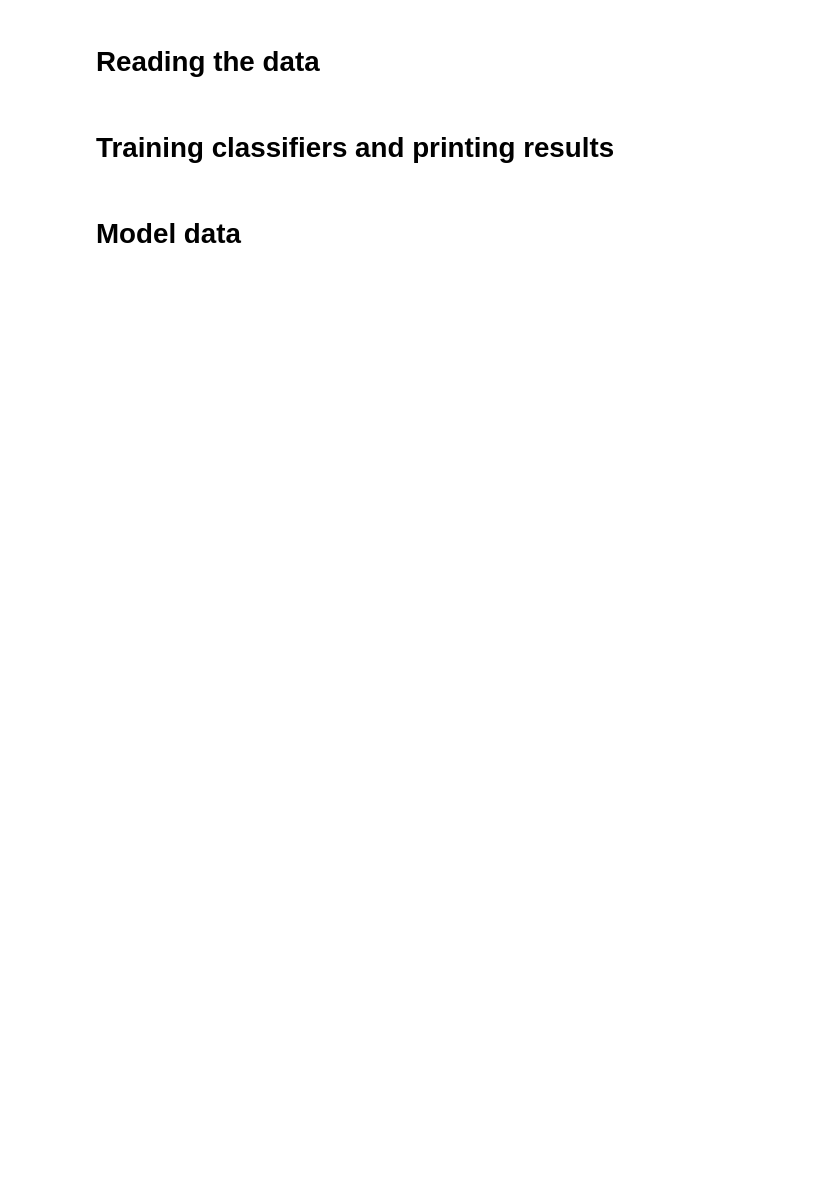
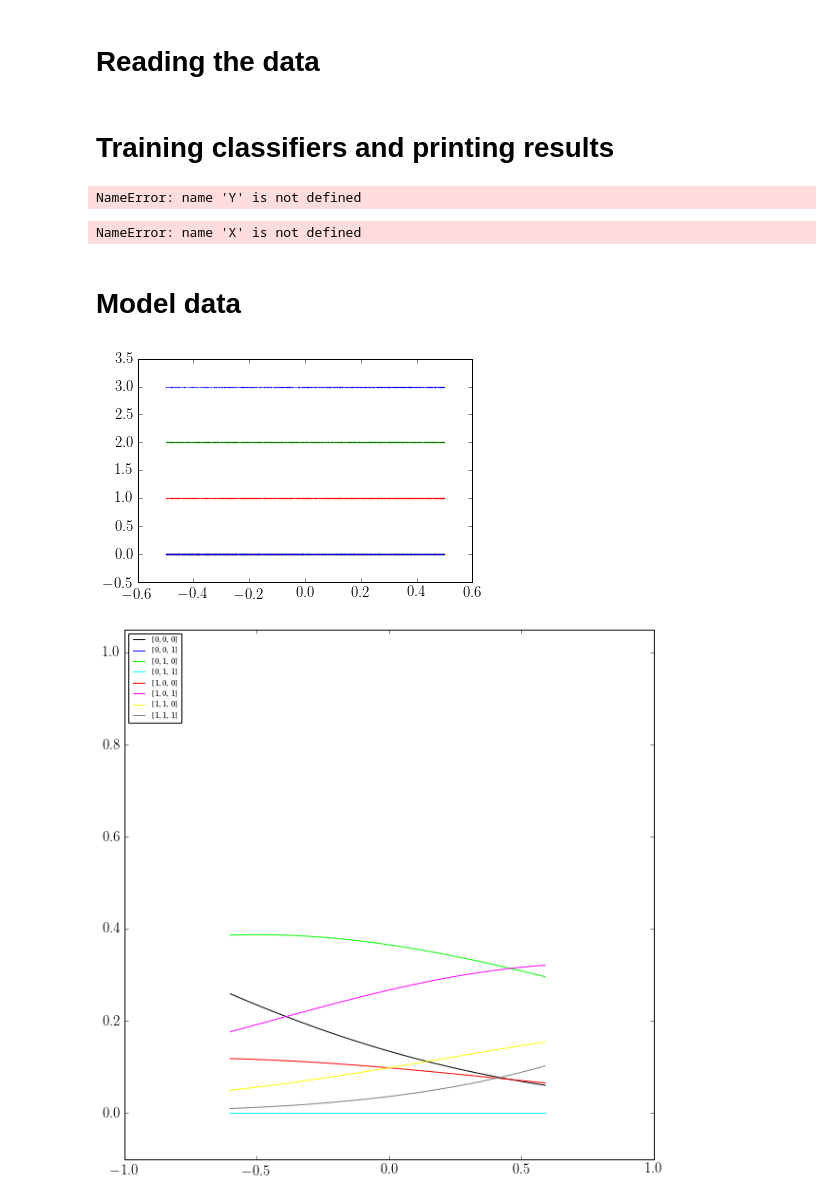
Before and after one commit to etoestja/PCCBio, a Jupyter notebook: code/MLC_PCC.ipynb, the cells around one changed output. Cells and saved outputs as stored; diff of their text form; code cells hidden in the pictures; blank space fills up the shorter version.

```diff
--- a/code/MLC_PCC.ipynb
+++ b/code/MLC_PCC.ipynb
@@ -147,9 +147,11 @@ class PCC:
         self.Xc[i] = Xc
         self.Yc[i] = Yc
 
+        #class_weight = 'balanced'
         tmpLR = LR(fit_intercept = False, solver='liblinear', n_jobs=3)
         tmpLR.fit(Xc, Yc)
         self.C[i] = tmpLR
+        self.showFPRTPR(i)
     def adjustOne(self, i, fprThresold = 0.2):
         Xc = self.Xc[i]
         Yc = self.Yc[i]
@@ -289,6 +291,8 @@ for i in range(10):
     %time a.fitOne(i)
     %time a.adjustOne(i, 0.2)
     %time a.updatePredictions(i)
+# %% [output]
+NameError: name 'Y' is not defined
 # %%
 folds = 5
 IFolds = sklearn.cross_validation.KFold(n = X.shape[0], n_folds=folds, shuffle=True,
@@ -335,6 +339,8 @@ for i in range(maxC):
     auc_mean = np.mean(roc_auc[:, i])
     auc_std = np.std(roc_auc[:, i])
     print("Class %d AUC %.2g +- %.1g" % (i + 1, auc_mean, auc_std))
+# %% [output]
+NameError: name 'X' is not defined
 # %% [markdown]
 # Model data
 # %%
@@ -460,16 +492,61 @@ def PCCShow(X, Y, folds, thr = 0.2, do_new = False):
 # %%
-m=1000
-Xm=100*(np.random.rand(m)-0.5)
-Y1=np.random.rand(m)<=Sigma(Xm)
-Y2=np.random.rand(m)<=Sigma(-Xm-2*Y1+0.5)
-Y3=np.random.rand(m)<=Sigma(Xm+12*Y1-2*Y2-11)
+m = 5000
+l = 3
+Xm = (np.random.rand(m)-0.5)
+Ym = np.zeros((m, l))
+
+def PModel(x, y):
+    f1 = Sigma(x)
+    if y[0] == 0:
+        f1 = 1 - f1
+    f2 = Sigma(x - 2 * y[0] + 1)
+    if y[1] == 0:
+        f2 = 1 - f2
+    f3 = Sigma(x + 12 * y[0] - 2 * y[1] - 11)
+    if y[2] == 0:
+        f3 = 1 - f3
+    return(f1 * f2 * f3)
+
+for i in range(Xm.shape[0]):
+    # randomness for each object
+    u = np.random.rand()
+    for v in getB(l):
+        tp = PModel(Xm[i], v)
+        if tp >= u:
+            Ym[i] = v
+            break
+        else:
+            u -= tp
+Y1 = Ym[:, 0]
+Y2 = Ym[:, 1]
+Y3 = Ym[:, 2]
+
+#Y1=np.random.rand(m)<=Sigma(Xm)
+#Y2=np.random.rand(m)<=Sigma(-Xm-2*Y1+0.5)
+#Y3=np.random.rand(m)<=Sigma(Xm+12*Y1-2*Y2-11)
 #Y2=Sigma(-Xm-2*Y1+0.5)>0.5
 #Y3=Sigma(Xm+12*Y1-2*Y2-11)>0.5
-Ym=np.array([Y1,Y2,Y3]).T
+#Ym=np.array([Y1,Y2,Y3]).T
 
 plt.scatter(Xm, Y1, color='red', s=0.01)
 plt.scatter(Xm, Y2 * 2, color='green', s=0.01)
 plt.scatter(Xm, Y3 * 3, color='blue', s=0.01)
 plt.show()
+
+Xshow = np.arange(-0.6, 0.6, 0.01)
+plt.figure(figsize=(10, 10))
+plt.xlim([-1, 1])
+plt.ylim([-0.1, 1.05])
+for v in getB(l):
+    c = v
+    if c == [1, 1, 1]:
+        c = [0.5, 0.5, 0.5]
+    plt.plot(Xshow, PModel(Xshow, v), color=c, label=str(v))
+plt.legend(loc=2,prop={'size':8})
+plt.show()
+
 Xmr=np.array([Xm]).T
+# %% [output]
+[figure, added]
+[figure, added]
 # %%
```
Also changed, not shown: parts of 6 cells of this notebook.
